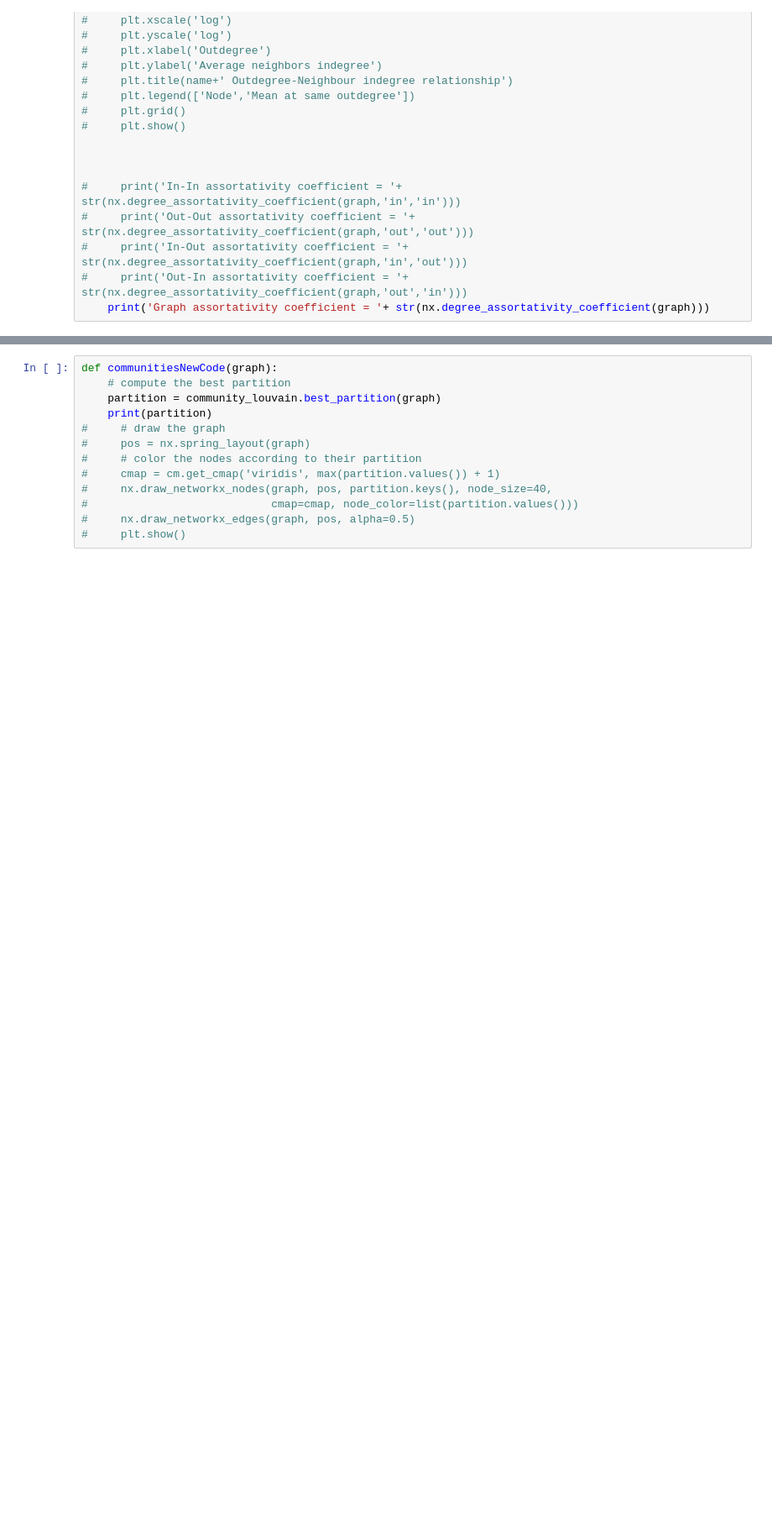
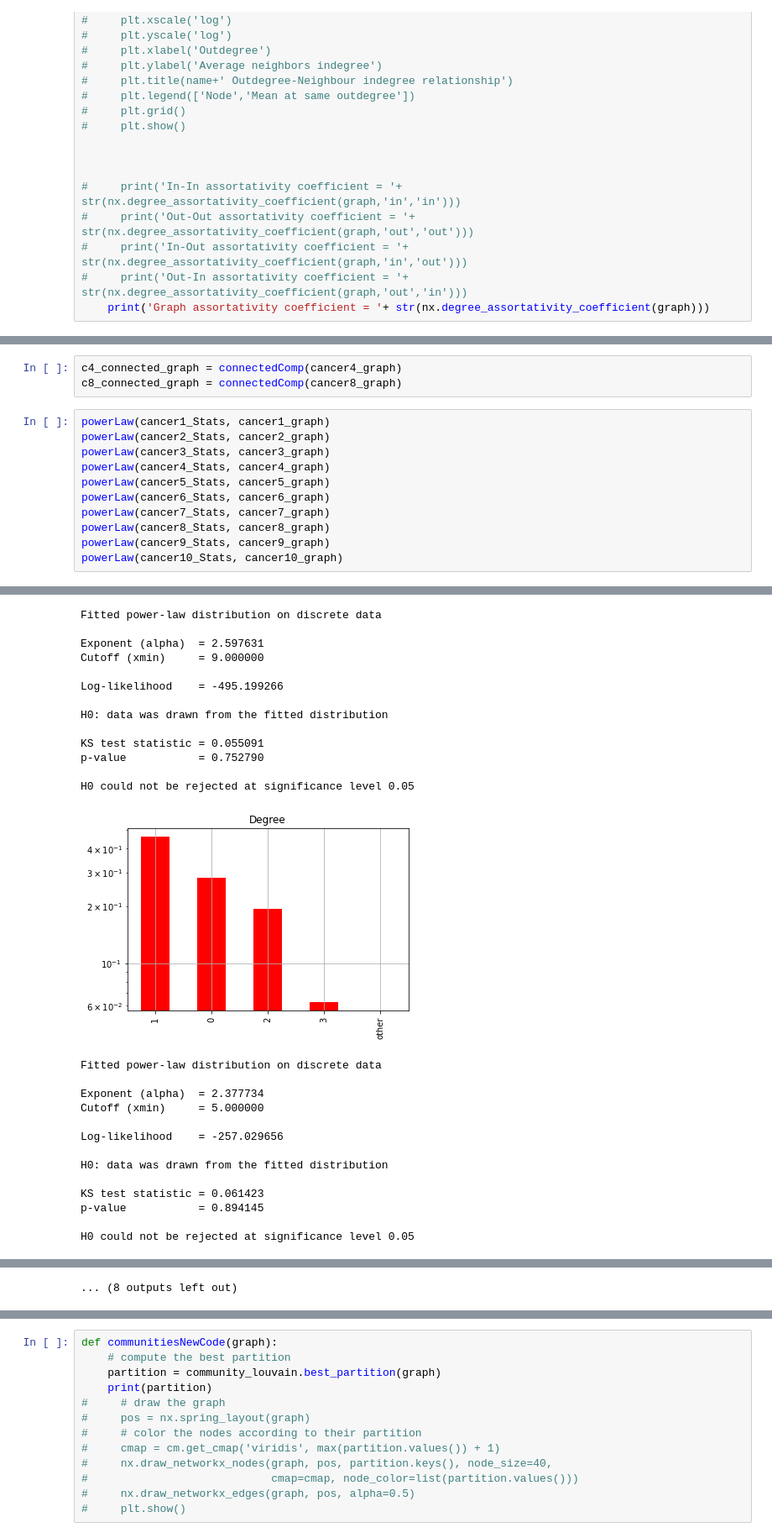
Before and after one commit to arkaprabha10/Cancer-PPIN-Analysis, a Jupyter notebook: Implementation/AnalysisCode.ipynb, the cells around one changed output, grey strips where cells are left out. Shown at 84% size. Drawn from its saved outputs; the diff is of its cells as text; blank space fills up the shorter version.

```diff
--- a/Implementation/AnalysisCode.ipynb
+++ b/Implementation/AnalysisCode.ipynb
@@ -542,0 +685,15 @@ def powerLaw(Stats, graph):
+# %%
+c4_connected_graph = connectedComp(cancer4_graph)
+c8_connected_graph = connectedComp(cancer8_graph)
+# %%
+powerLaw(cancer1_Stats, cancer1_graph)
+powerLaw(cancer2_Stats, cancer2_graph)
+powerLaw(cancer3_Stats, cancer3_graph)
+powerLaw(cancer4_Stats, cancer4_graph)
+powerLaw(cancer5_Stats, cancer5_graph)
+powerLaw(cancer6_Stats, cancer6_graph)
+powerLaw(cancer7_Stats, cancer7_graph)
+powerLaw(cancer8_Stats, cancer8_graph)
+powerLaw(cancer9_Stats, cancer9_graph)
+powerLaw(cancer10_Stats, cancer10_graph)
+# %% [output]
@@ -542,0 +701,27 @@ def powerLaw(Stats, graph):
+Fitted power-law distribution on discrete data
+
+Exponent (alpha)  = 2.597631
+Cutoff (xmin)     = 9.000000
+
+Log-likelihood    = -495.199266
+
+H0: data was drawn from the fitted distribution
+
+KS test statistic = 0.055091
+p-value           = 0.752790
+
+H0 could not be rejected at significance level 0.05
+[figure, added]
+Fitted power-law distribution on discrete data
+
+Exponent (alpha)  = 2.377734
+Cutoff (xmin)     = 5.000000
+
+Log-likelihood    = -257.029656
+
+H0: data was drawn from the fitted distribution
+
+KS test statistic = 0.061423
+p-value           = 0.894145
+
+H0 could not be rejected at significance level 0.05
@@ -542,0 +784 @@ def powerLaw(Stats, graph):
+... (8 outputs left out)
```
Also changed, not shown: parts of 54 cells of this notebook, 23 other files.
